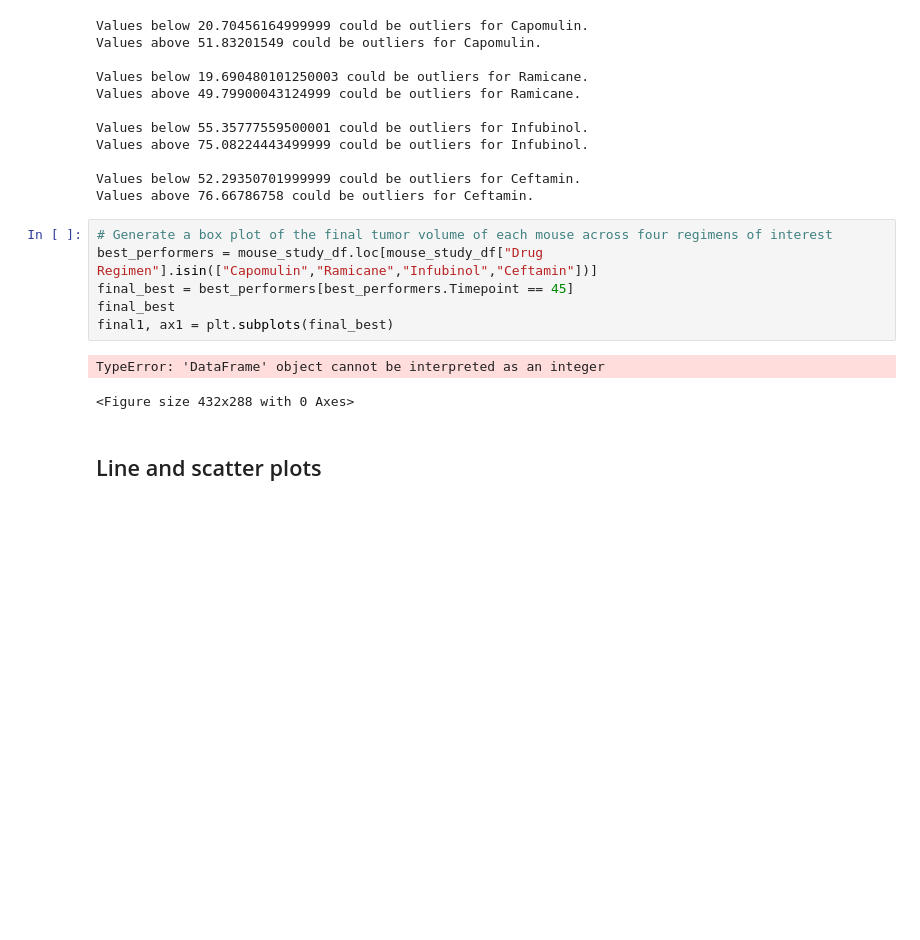
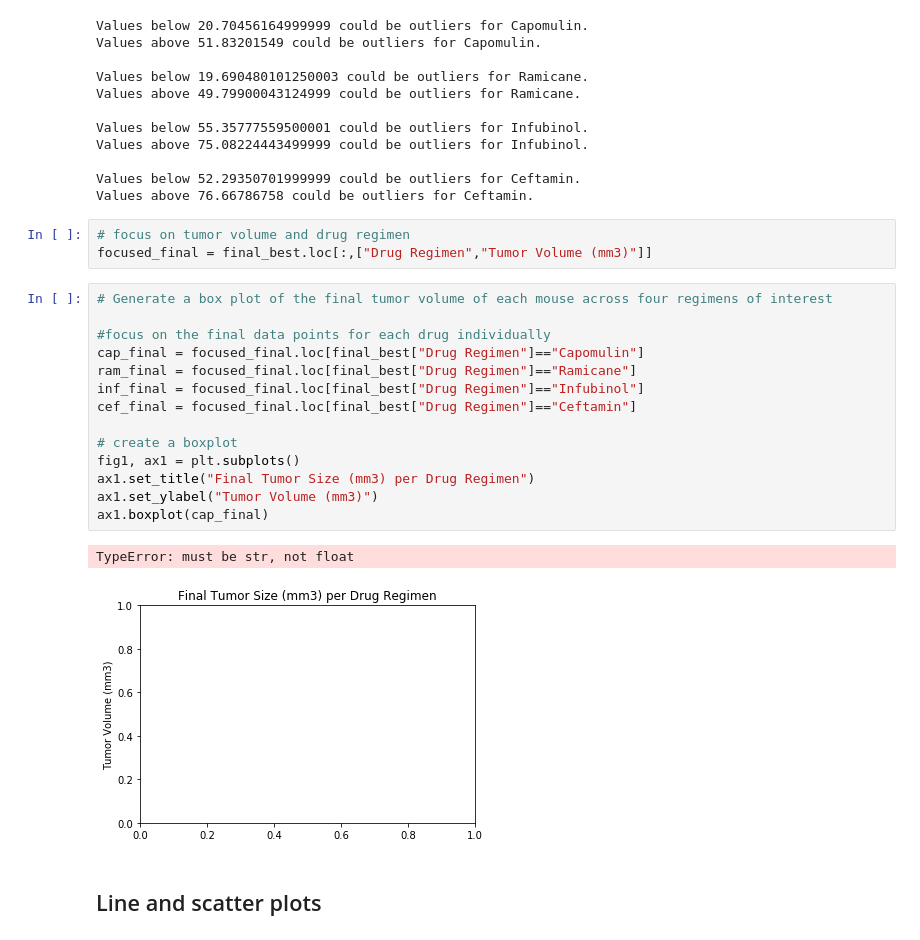
Before and after one commit to elisabethvirak/Pymaceuticals, a Jupyter notebook: pymaceuticals_EAV.ipynb, the cells around one changed output. Cells and saved outputs as stored; diff of their text form; blank space fills up the shorter version.

```diff
--- a/pymaceuticals_EAV.ipynb
+++ b/pymaceuticals_EAV.ipynb
@@ -266,14 +266,25 @@ Values above 75.08224443499999 could be outliers for Infubinol.
 
 Values below 52.29350701999999 could be outliers for Ceftamin.
 Values above 76.66786758 could be outliers for Ceftamin.
+# %%
+# focus on tumor volume and drug regimen
+focused_final = final_best.loc[:,["Drug Regimen","Tumor Volume (mm3)"]]
 # %%
 # Generate a box plot of the final tumor volume of each mouse across four regimens of interest
-best_performers = mouse_study_df.loc[mouse_study_df["Drug Regimen"].isin(["Capomulin","Ramicane","Infubinol","Ceftamin"])]
-final_best = best_performers[best_performers.Timepoint == 45]
-final_best
-final1, ax1 = plt.subplots(final_best)
+
+#focus on the final data points for each drug individually
+cap_final = focused_final.loc[final_best["Drug Regimen"]=="Capomulin"]
+ram_final = focused_final.loc[final_best["Drug Regimen"]=="Ramicane"]
+inf_final = focused_final.loc[final_best["Drug Regimen"]=="Infubinol"]
+cef_final = focused_final.loc[final_best["Drug Regimen"]=="Ceftamin"]
+
+# create a boxplot
+fig1, ax1 = plt.subplots()
+ax1.set_title("Final Tumor Size (mm3) per Drug Regimen")
+ax1.set_ylabel("Tumor Volume (mm3)")
+ax1.boxplot(cap_final)
 # %% [output]
-TypeError: 'DataFrame' object cannot be interpreted as an integer
+TypeError: must be str, not float
-<Figure size 432x288 with 0 Axes>
+[figure, added]
 # %% [markdown]
 ## Line and scatter plots
```
Also changed, not shown: parts of 4 cells of this notebook.
